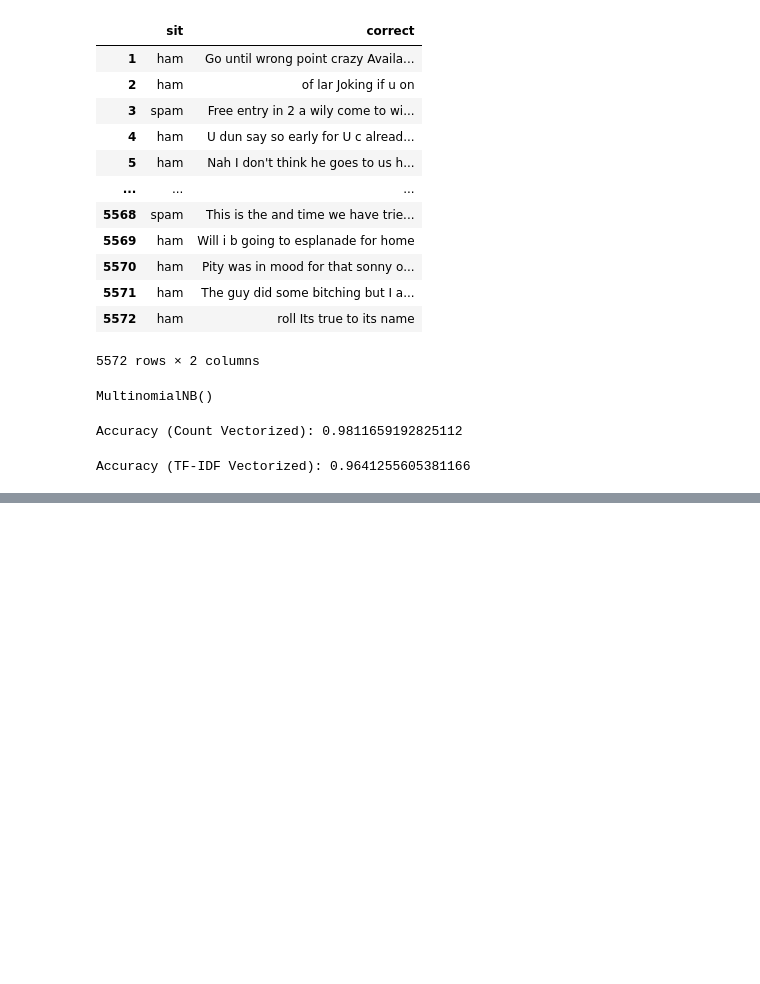
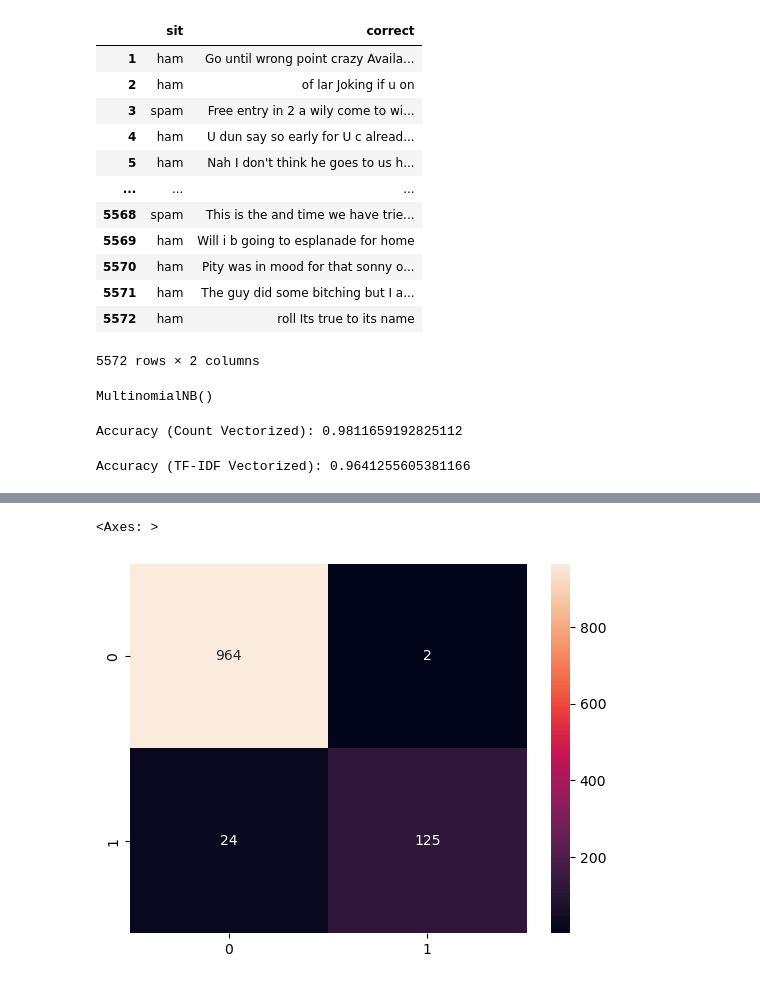
Before and after one commit to data-IA-2023/ham-spam-GR1, a Jupyter notebook: spam2.ipynb, the cells around one changed output, grey strips where cells are left out. Cells and saved outputs as stored; diff of their text form; code cells hidden in the pictures; blank space fills up the shorter version.

```diff
--- a/spam2.ipynb
+++ b/spam2.ipynb
@@ -149,0 +216,7 @@ Predicted Class: spam
+# %%
+# Confusion matrix
+import seaborn as sns
+sns.heatmap(confusion_matrix, annot=True, fmt="d")
+# %% [output]
+<Axes: >
+[figure, added]
```
Also changed, not shown: parts of 10 cells of this notebook.
